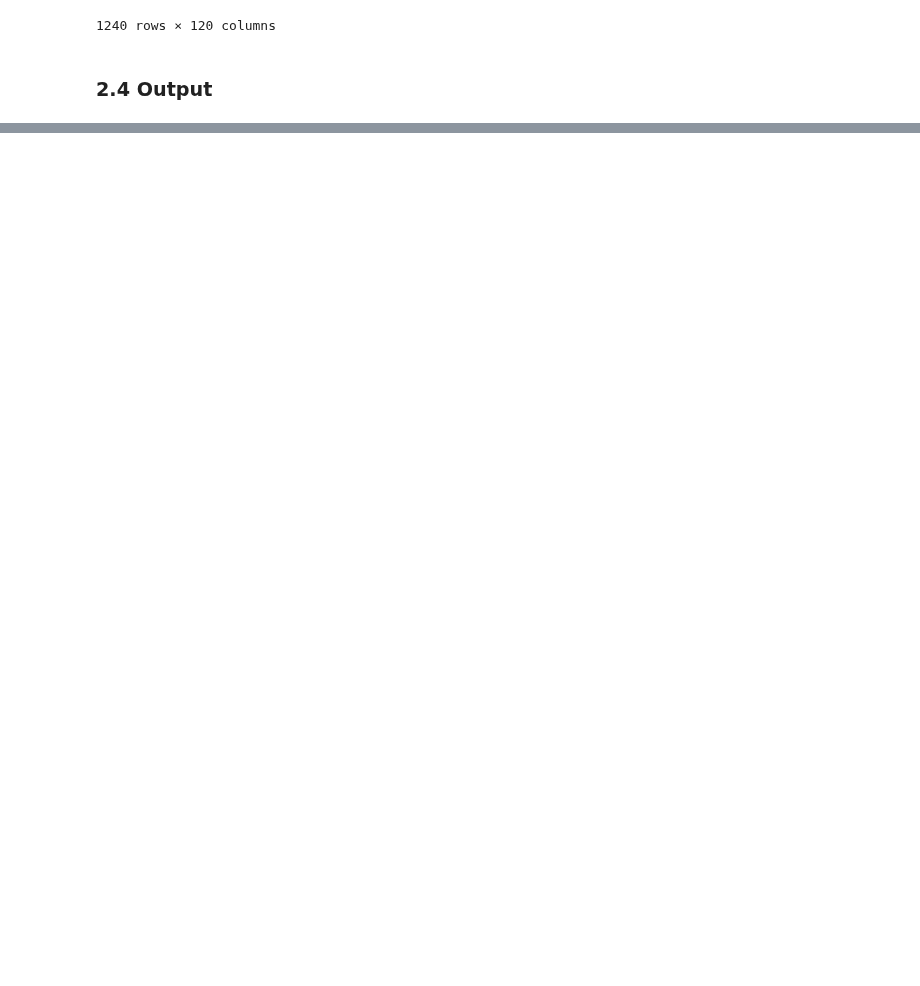
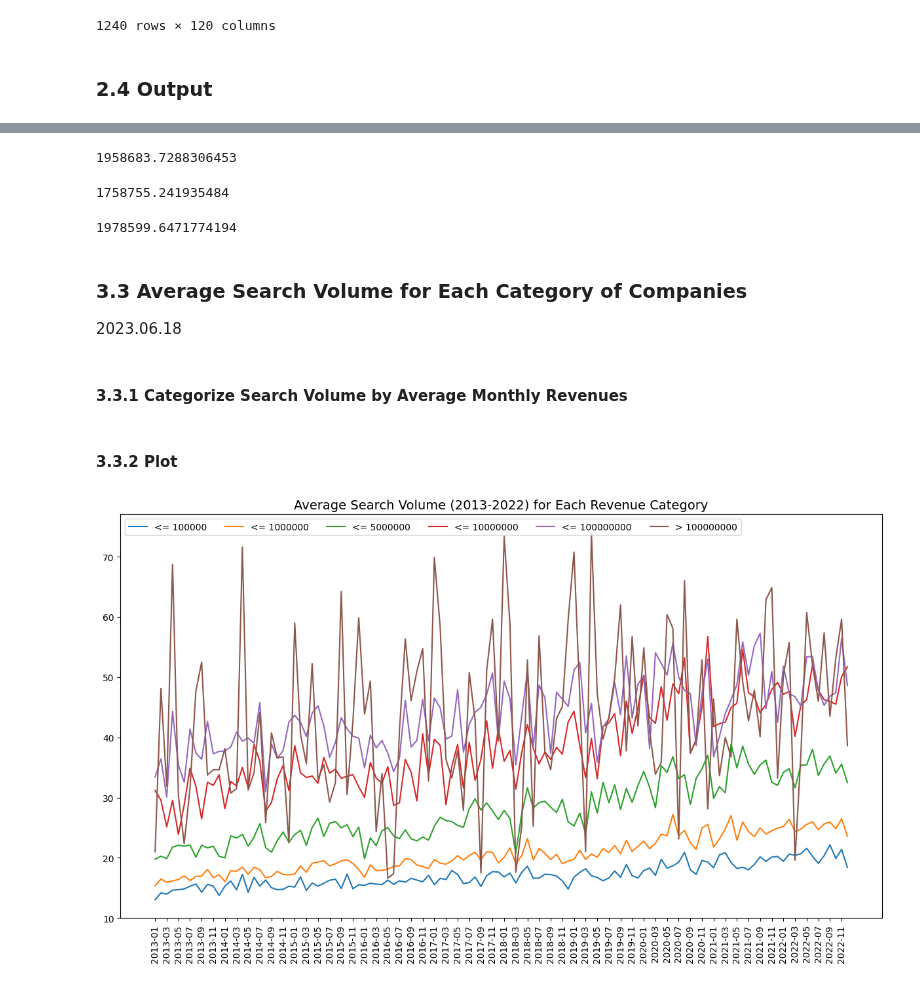
Before and after one commit to angel870326/Monthly-Revenue, a Jupyter notebook: 022_search_volume_v1.ipynb, the cells around one changed output, grey strips where cells are left out. Drawn from its saved outputs; the diff is of its cells as text; code cells hidden in the pictures; blank space fills up the shorter version.

```diff
--- a/022_search_volume_v1.ipynb
+++ b/022_search_volume_v1.ipynb
@@ -223,0 +321,19 @@ all_search_volume_2.to_csv(os.path.join(output_path, 'search_volume_t-1.csv'))
+# %%
+org_data.mean(axis=0).mean()
+# %% [output]
+1958683.7288306453
+# %%
+search_volume_mean_scale = search_volume_mean*80000
+search_volume_mean_scale.mean(axis=0).mean()
+# %% [output]
+1758755.241935484
+# %%
+search_volume_mean_scale = search_volume_mean*90000
+search_volume_mean_scale.mean(axis=0).mean()
+# %% [output]
+1978599.6471774194
+# %% [markdown]
+### **3.3 Average Search Volume for Each Category of Companies**
+2023.06.18
+# %% [markdown]
+#### **3.3.1 Categorize Search Volume by Average Monthly Revenues**
@@ -223,0 +342,32 @@ all_search_volume_2.to_csv(os.path.join(output_path, 'search_volume_t-1.csv'))
+# %%
+category_range = [100000, 1000000, 5000000, 10000000, 100000000]
+category_labels = [f'<= {category_range[0]}', f'<= {category_range[1]}', f'<= {category_range[2]}', f'<= {category_range[3]}', f'<= {category_range[4]}', f'> {category_range[4]}']
+# %%
+def categorizeSearchVolume(searchD: pd.DataFrame):
+    categorized_sv = {}
+    for cate, label in enumerate(category_labels):
+        index_list = org_data_rev_cate[org_data_rev_cate['Category'] == cate].index.tolist()
+        categorized_sv[label] = searchD.loc[index_list]
+    return categorized_sv
+# %%
+categorized_sv_mean = categorizeSearchVolume(search_volume_mean)
+categorized_sv_t1 = categorizeSearchVolume(search_volume_t1)
+# %% [markdown]
+#### **3.3.2 Plot**
+# %%
+# Plot the mean of search volumes for each category of company
+def plotMeanByCategory(searchD: dict, details: str, figure_x: int):
+    plt.figure(figsize = (figure_x, 8))
+    plt.title(f"Average Search Volume ({details}) for Each Revenue Category", size = 14)
+
+    for key, value in searchD.items():
+        search_mean = value.mean(axis=0)
+        plt.plot(search_mean.index.to_series().astype(str), search_mean.values, label = key)
+
+    plt.xticks(range(0, org_data.shape[1], 2), org_data.columns[::2], rotation = 90)
+    plt.legend(ncol = 6, loc = 'upper left')
+    plt.show()
+# %%
+plotMeanByCategory(categorized_sv_mean, '2013-2022', 15)
+# %% [output]
+[figure, added]
```
Also changed, not shown: parts of 95 cells of this notebook.
